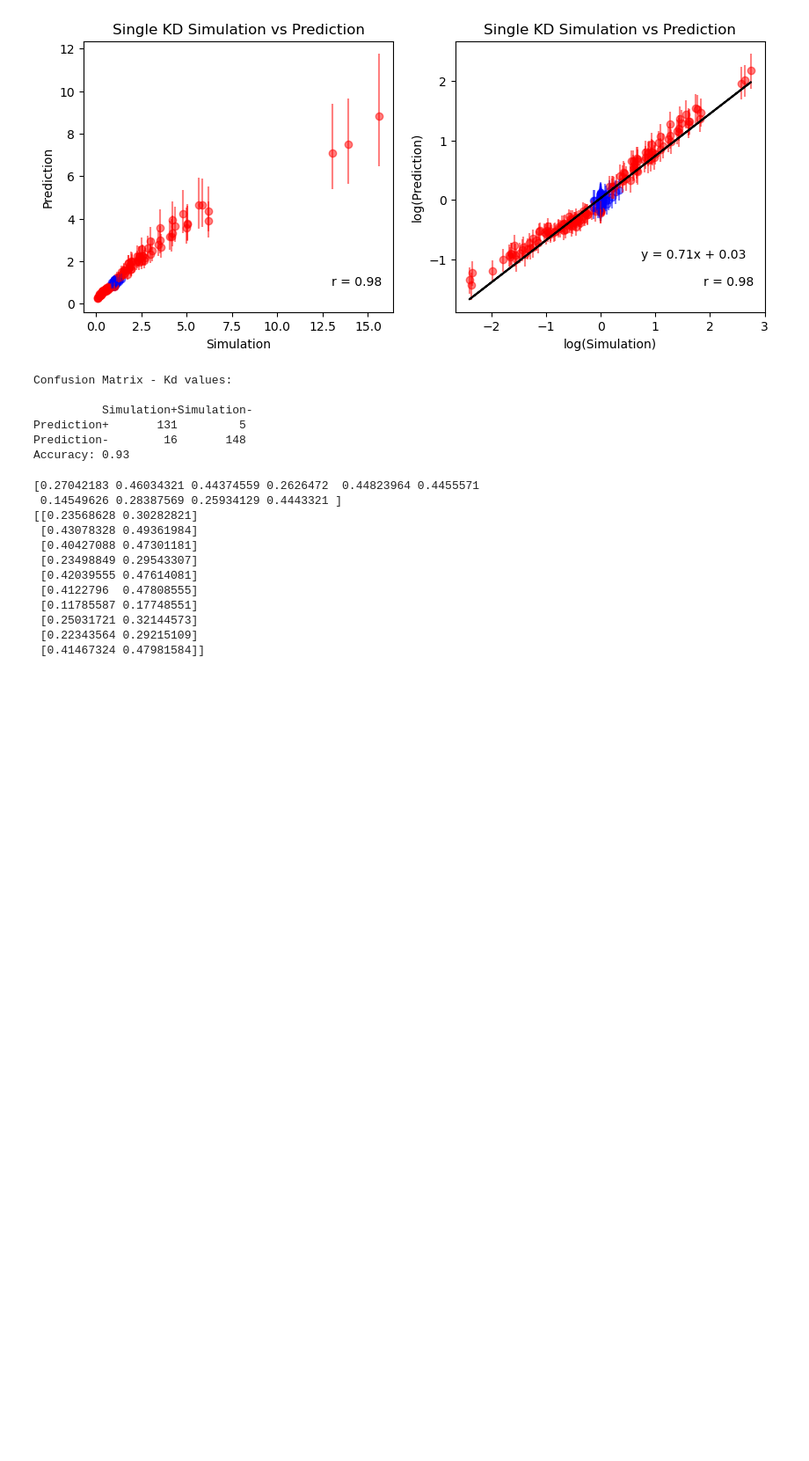
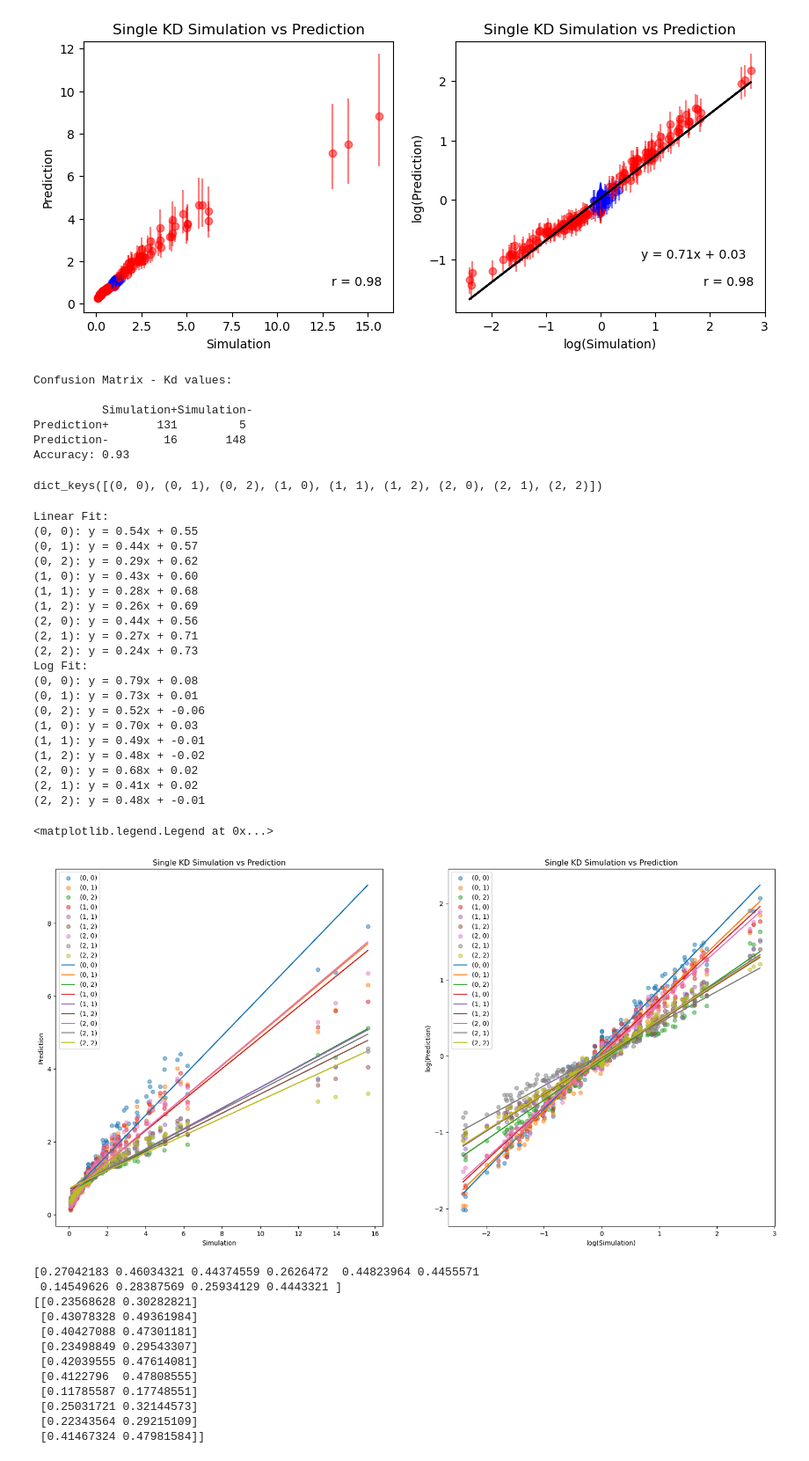
Before and after one commit to JoshuaGensel/MIME_ML, a Jupyter notebook: src/MIMENetEnsemble_test.ipynb, the cells around one changed output. Shown at 88% size. Saved outputs shown, nothing was run; the diff lists cells and outputs as text; code cells hidden in the pictures; blank space fills up the shorter version.

Commit message:
testing inference per protein concentrations

```diff
--- a/src/MIMENetEnsemble_test.ipynb
+++ b/src/MIMENetEnsemble_test.ipynb
@@ -443,6 +442,75 @@ Confusion Matrix - Kd values:
 Prediction+       131         5
 Prediction-        16       148
 Accuracy: 0.93
+# %%
+# infer single kd values per protein concentration
+single_kd_pred_per_prot = MIMENetEnsemble.inferSingleKdsProtein(model=model, numberFeatures=input_size, n=100, number_protein_concentrations=3)
+# %%
+# print keys of single_kd_pred_per_prot
+print(single_kd_pred_per_prot.keys())
+# %% [output]
+dict_keys([(0, 0), (0, 1), (0, 2), (1, 0), (1, 1), (1, 2), (2, 0), (2, 1), (2, 2)])
+# %%
+single_kd_pred_per_prot_mean = {}
+
+# iterate throug keys
+for key in single_kd_pred_per_prot.keys():
+    single_kd_pred_per_prot_mean[key] = np.mean(np.array(single_kd_pred_per_prot[key]), axis=1)
+# %%
+#per key plot single_kd_pred_per_prot_mean at key vs singlew_kd_sim
+fig, (ax1, ax2) = plt.subplots(1, 2, figsize=(20, 10))
+for key in single_kd_pred_per_prot_mean.keys():
+    ax1.scatter(single_kd_sim, single_kd_pred_per_prot_mean[key], label=key, alpha=0.5)
+ax1.set_title('Single KD Simulation vs Prediction')
+ax1.set_xlabel('Simulation')
+ax1.set_ylabel('Prediction')
+# log scale
+#ax1.set_xscale('log')
+#ax1.set_yscale('log')
+# per ey fit linear line
+print('Linear Fit:')
+for key in single_kd_pred_per_prot_mean.keys():
+    ax1.plot(single_kd_sim, np.poly1d(np.polyfit(single_kd_sim, single_kd_pred_per_prot_mean[key], 1))(single_kd_sim), label=key)
+    # print equation of line
+    print(f'{key}: y = {np.poly1d(np.polyfit(single_kd_sim, single_kd_pred_per_prot_mean[key], 1))[1]:.2f}x + {np.poly1d(np.polyfit(single_kd_sim, single_kd_pred_per_prot_mean[key], 1))[0]:.2f}')
+ax1.legend()
+
+# log scale
+for key in single_kd_pred_per_prot_mean.keys():
+    ax2.scatter(np.log(single_kd_sim), np.log(single_kd_pred_per_prot_mean[key]), label=key, alpha=0.5)
+ax2.set_title('Single KD Simulation vs Prediction')
+ax2.set_xlabel('log(Simulation)')
+ax2.set_ylabel('log(Prediction)')
+print('Log Fit:')
+# per ey fit linear line
+for key in single_kd_pred_per_prot_mean.keys():
+    ax2.plot(np.log(single_kd_sim), np.poly1d(np.polyfit(np.log(single_kd_sim), np.log(single_kd_pred_per_prot_mean[key]), 1))(np.log(single_kd_sim)), label=key)
+    # print equation of line
+    print(f'{key}: y = {np.poly1d(np.polyfit(np.log(single_kd_sim), np.log(single_kd_pred_per_prot_mean[key]), 1))[1]:.2f}x + {np.poly1d(np.polyfit(np.log(single_kd_sim), np.log(single_kd_pred_per_prot_mean[key]), 1))[0]:.2f}')
+ax2.legend()
+# %% [output]
+Linear Fit:
+(0, 0): y = 0.54x + 0.55
+(0, 1): y = 0.44x + 0.57
+(0, 2): y = 0.29x + 0.62
+(1, 0): y = 0.43x + 0.60
+(1, 1): y = 0.28x + 0.68
+(1, 2): y = 0.26x + 0.69
+(2, 0): y = 0.44x + 0.56
+(2, 1): y = 0.27x + 0.71
+(2, 2): y = 0.24x + 0.73
+Log Fit:
+(0, 0): y = 0.79x + 0.08
+(0, 1): y = 0.73x + 0.01
+(0, 2): y = 0.52x + -0.06
+(1, 0): y = 0.70x + 0.03
+(1, 1): y = 0.49x + -0.01
+(1, 2): y = 0.48x + -0.02
+(2, 0): y = 0.68x + 0.02
+(2, 1): y = 0.41x + 0.02
+(2, 2): y = 0.48x + -0.01
+<matplotlib.legend.Legend at 0x...>
+[figure, added]
 # %%
 #load pairwise kd values
 pair_kd_sim = np.loadtxt(simulation_path+'/secondFromProt1/prot1/pairwise_kds.txt')
```
Also changed, not shown: parts of 1 cell of this notebook, 1 other file.
